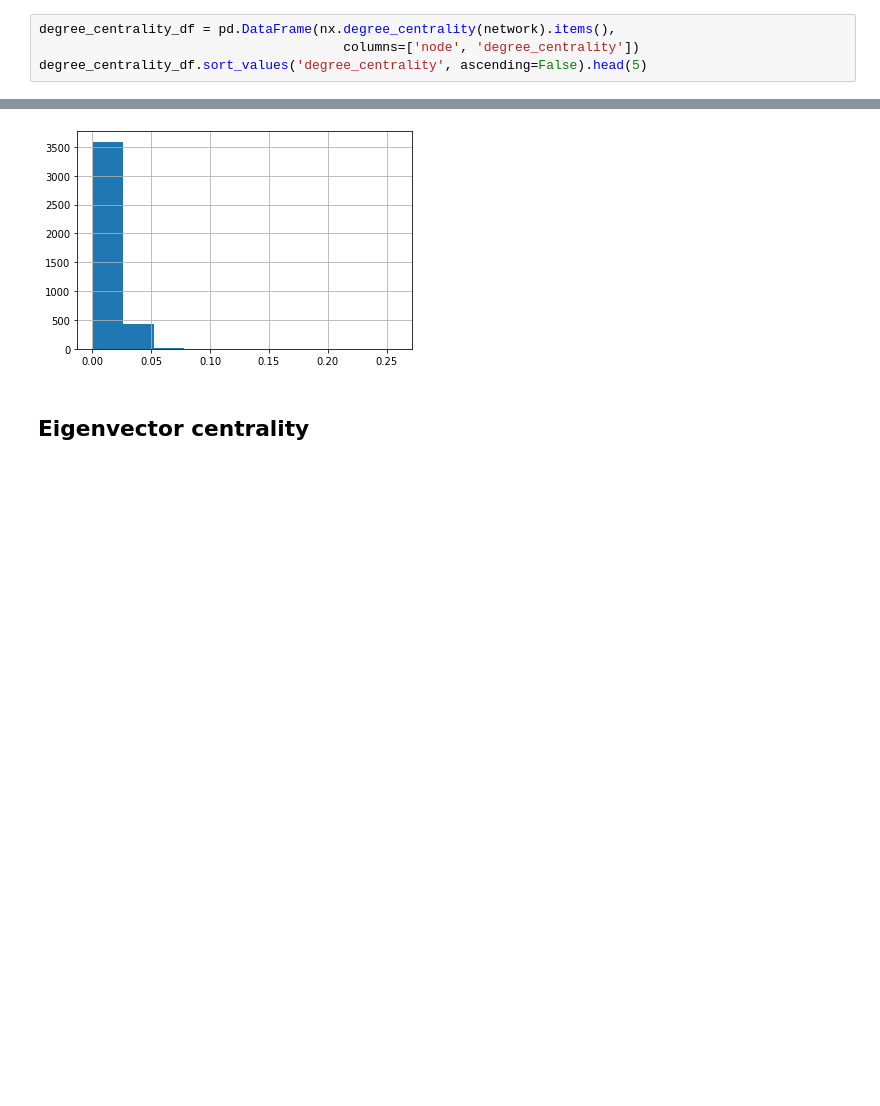
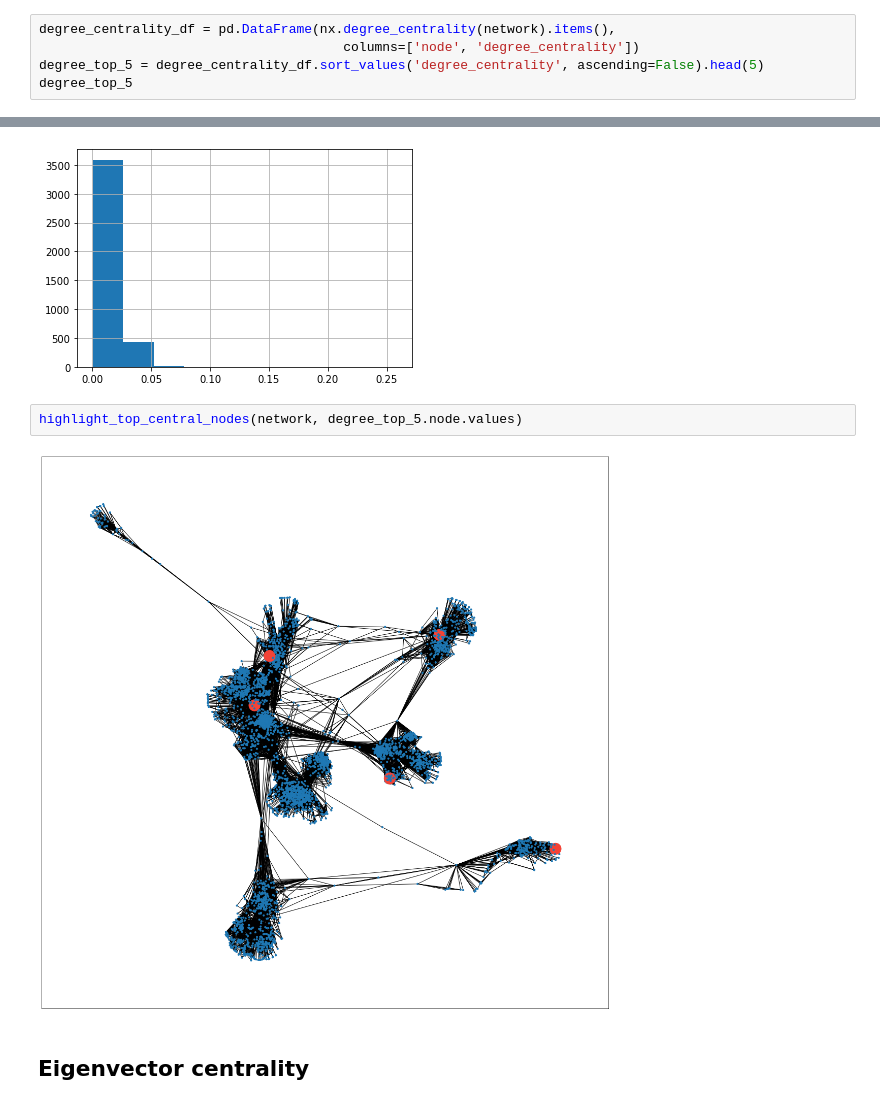
Before and after one commit to Dosann/Social-network-analysis, a Jupyter notebook: Untitled.ipynb, the cells around one changed output, grey strips where cells are left out. Cells and saved outputs as stored; diff of their text form; blank space fills up the shorter version.

Commit message:
highlighted top central nodes

```diff
--- a/Untitled.ipynb
+++ b/Untitled.ipynb
@@ -30,7 +33,8 @@ plt.show()
 # %%
 degree_centrality_df = pd.DataFrame(nx.degree_centrality(network).items(),
                                        columns=['node', 'degree_centrality'])
-degree_centrality_df.sort_values('degree_centrality', ascending=False).head(5)
+degree_top_5 = degree_centrality_df.sort_values('degree_centrality', ascending=False).head(5)
+degree_top_5
 # %% [output]
 |  | node | degree_centrality |
 | 107 | 107 | 0.258791 |
@@ -42,6 +46,10 @@ degree_centrality_df.sort_values('degree_centrality', ascending=False).head(5)
 degree_centrality_df.degree_centrality.hist();
 # %% [output]
 [figure]
+# %%
+highlight_top_central_nodes(network, degree_top_5.node.values)
+# %% [output]
+[figure, added]
 # %% [markdown]
 ## Eigenvector centrality
 # %% [markdown]
```
Also changed, not shown: parts of 10 cells of this notebook, 1 other file.
